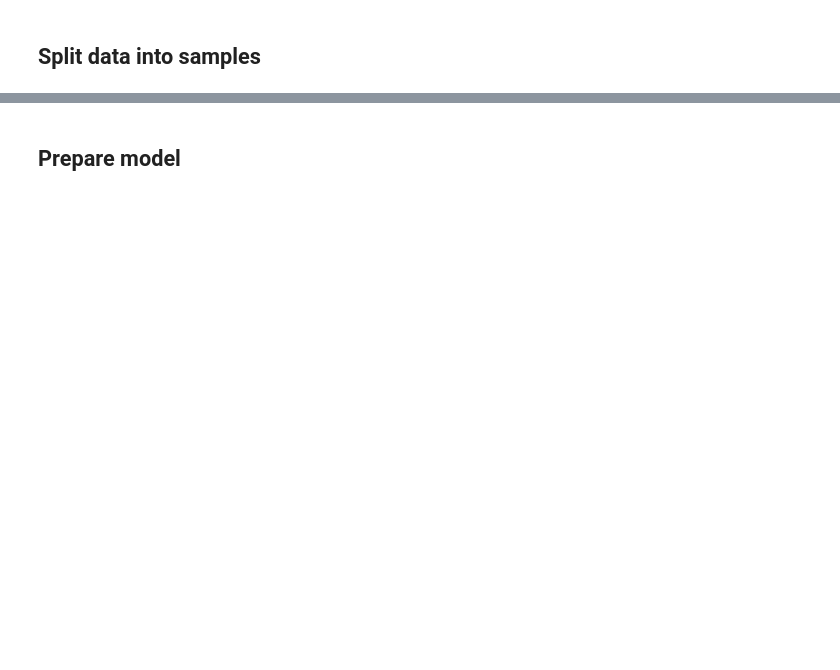
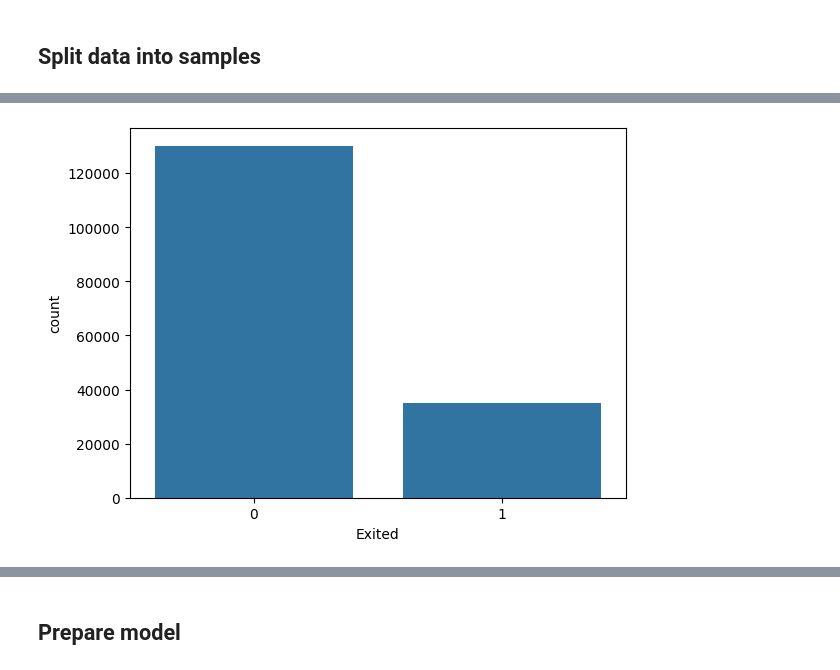
Before and after one commit to qw1zzard/playground-series-s4e1, a Jupyter notebook: working/playground-series-s4e1.ipynb, the cells around one changed output, grey strips where cells are left out. Saved outputs shown, nothing was run; the diff lists cells and outputs as text; code cells hidden in the pictures; blank space fills up the shorter version.

```diff
--- a/working/playground-series-s4e1.ipynb
+++ b/working/playground-series-s4e1.ipynb
@@ -80,10 +138,7 @@ plt.show()
-# %%
-data.drop(['Name','Cabin'], axis=1, inplace=True)
-data.head()
 # %% [markdown]
 ## Split data into samples
 # %%
-train_data = pd.concat([data[data.isTrain == 'Yes'].drop('isTrain', axis=1),
-                        train_data['Transported']], axis=1)
-test = data[data.isTrain == 'No'].drop('isTrain', axis=1)
-train_data.head()
+train = pd.concat([data[data.isTrain == 1].drop(
+    'isTrain', axis=1), train['Exited']], axis=1)
+test = data[data.isTrain == 0].drop('isTrain', axis=1)
+train.head()
@@ -95,5 +165,7 @@ train_X.head()
 # %%
-sns.countplot(x=train_data.Transported)
+sns.countplot(x=train.Exited)
 plt.show()
+# %% [output]
+[figure, added]
 # %%
 train_data, val_data, train_labels, val_labels = train_test_split(
```
Also changed, not shown: parts of 34 cells of this notebook, 6 other files.
